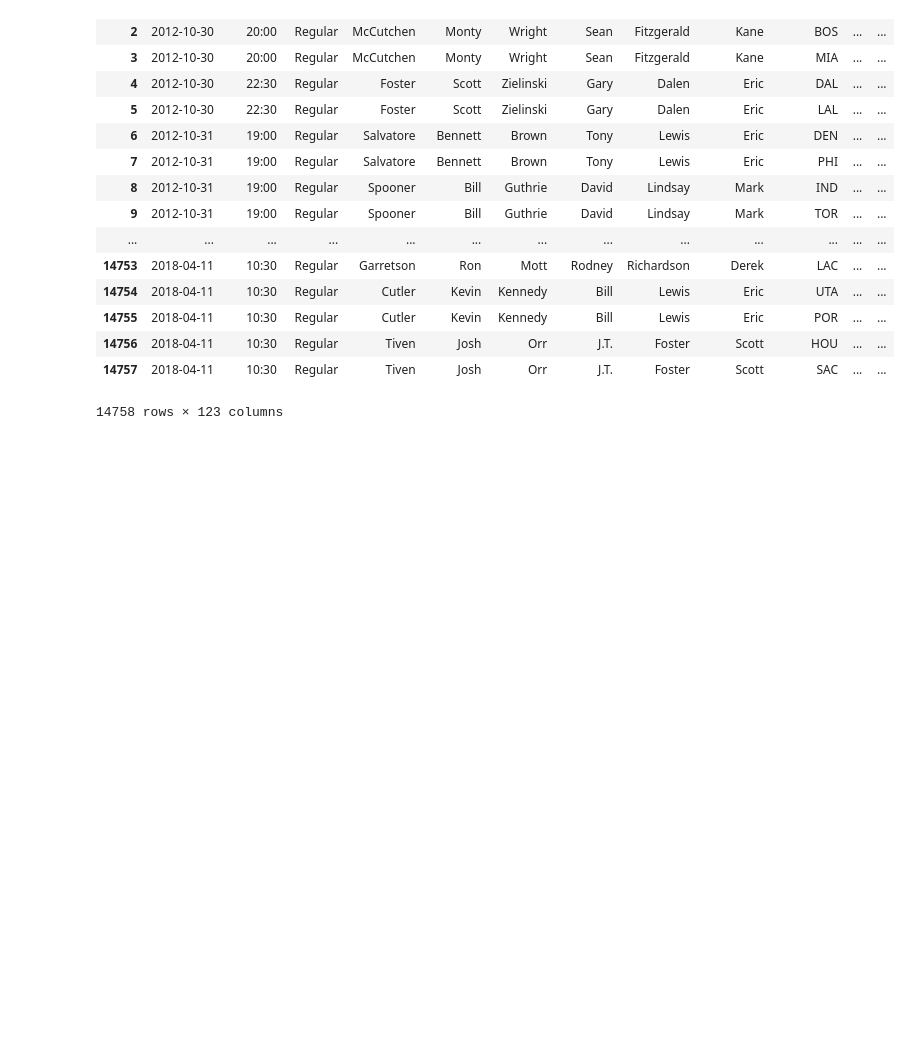
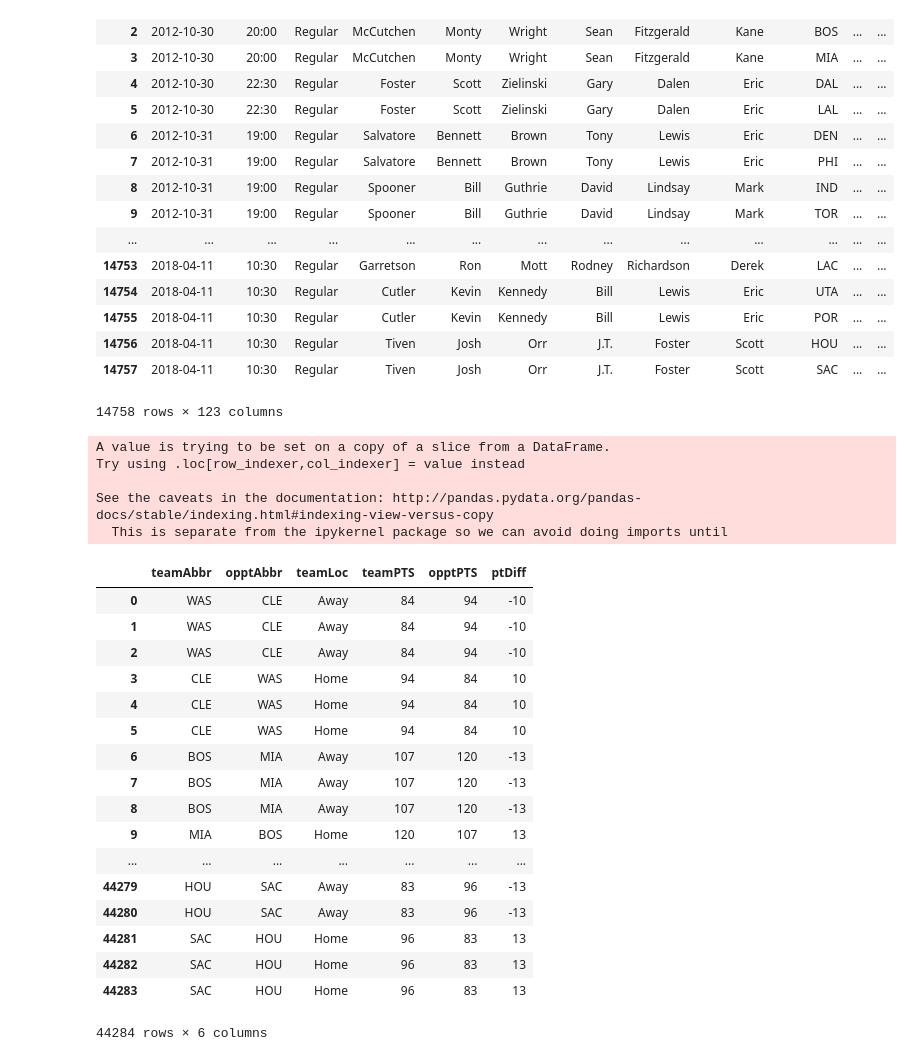
Before and after one commit to jjsahabu/NBA-Game-Predictor, a Jupyter notebook: Untitled.ipynb, the cells around one changed output. Saved outputs shown, nothing was run; the diff lists cells and outputs as text; code cells hidden in the pictures; blank space fills up the shorter version.

```diff
--- a/Untitled.ipynb
+++ b/Untitled.ipynb
@@ -71,3 +71,32 @@ teamBox
 | 14756 | 2018-04-11 | 10:30 | Regular | Tiven | Josh | Orr | J.T. | Foster | Scott | HOU | ... | ... |
 | 14757 | 2018-04-11 | 10:30 | Regular | Tiven | Josh | Orr | J.T. | Foster | Scott | SAC | ... | ... |
 14758 rows × 123 columns
+# %%
+home_away = boxScore[['teamAbbr', 'opptAbbr', 'teamLoc', 'teamPTS', 'opptPTS']]
+ptDiff = list(home_away['teamPTS'] - home_away['opptPTS'])
+home_away['ptDiff'] = ptDiff
+home_away
+# %% [output]
+A value is trying to be set on a copy of a slice from a DataFrame.
+Try using .loc[row_indexer,col_indexer] = value instead
+
+See the caveats in the documentation: http://pandas.pydata.org/pandas-docs/stable/indexing.html#indexing-view-versus-copy
+  This is separate from the ipykernel package so we can avoid doing imports until
+|  | teamAbbr | opptAbbr | teamLoc | teamPTS | opptPTS | ptDiff |
+| 0 | WAS | CLE | Away | 84 | 94 | -10 |
+| 1 | WAS | CLE | Away | 84 | 94 | -10 |
+| 2 | WAS | CLE | Away | 84 | 94 | -10 |
+| 3 | CLE | WAS | Home | 94 | 84 | 10 |
+| 4 | CLE | WAS | Home | 94 | 84 | 10 |
+| 5 | CLE | WAS | Home | 94 | 84 | 10 |
+| 6 | BOS | MIA | Away | 107 | 120 | -13 |
+| 7 | BOS | MIA | Away | 107 | 120 | -13 |
+| 8 | BOS | MIA | Away | 107 | 120 | -13 |
+| 9 | MIA | BOS | Home | 120 | 107 | 13 |
+| ... | ... | ... | ... | ... | ... | ... |
+| 44279 | HOU | SAC | Away | 83 | 96 | -13 |
+| 44280 | HOU | SAC | Away | 83 | 96 | -13 |
+| 44281 | SAC | HOU | Home | 96 | 83 | 13 |
+| 44282 | SAC | HOU | Home | 96 | 83 | 13 |
+| 44283 | SAC | HOU | Home | 96 | 83 | 13 |
+44284 rows × 6 columns
```
Also changed, not shown: parts of 2 cells of this notebook.
